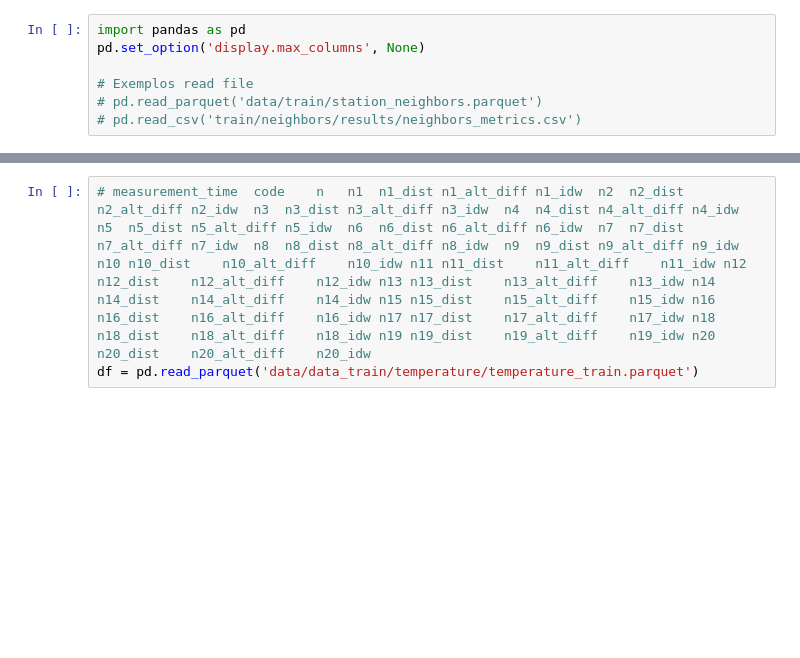
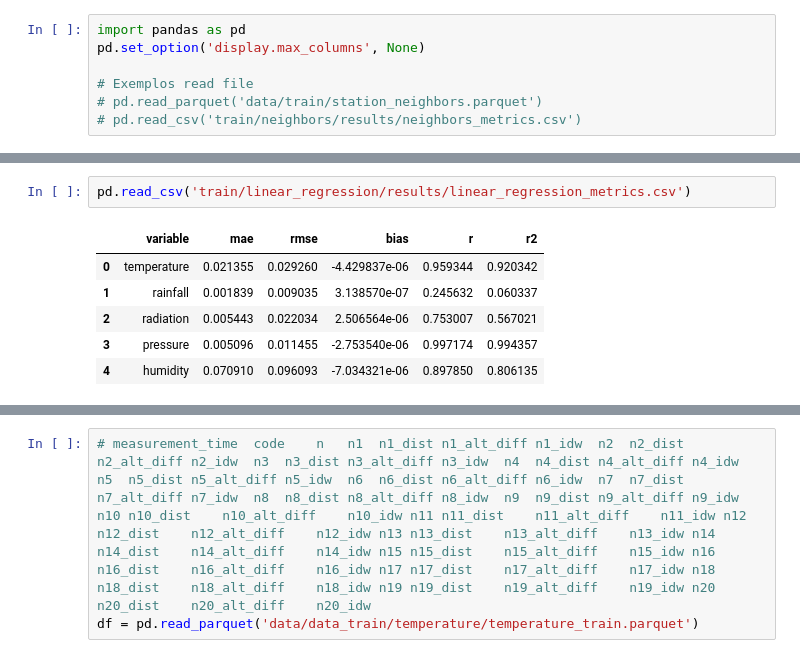
Before and after one commit to NortonRicardo/analysis-climate-, a Jupyter notebook: main.ipynb, the cells around one changed output, grey strips where cells are left out. Saved outputs shown, nothing was run; the diff lists cells and outputs as text; blank space fills up the shorter version.

```diff
--- a/main.ipynb
+++ b/main.ipynb
@@ -7,0 +17,9 @@ pd.set_option('display.max_columns', None)
+# %%
+pd.read_csv('train/linear_regression/results/linear_regression_metrics.csv')
+# %% [output]
+|  | variable | mae | rmse | bias | r | r2 |
+| 0 | temperature | 0.021355 | 0.029260 | -4.429837e-06 | 0.959344 | 0.920342 |
+| 1 | rainfall | 0.001839 | 0.009035 | 3.138570e-07 | 0.245632 | 0.060337 |
+| 2 | radiation | 0.005443 | 0.022034 | 2.506564e-06 | 0.753007 | 0.567021 |
+| 3 | pressure | 0.005096 | 0.011455 | -2.753540e-06 | 0.997174 | 0.994357 |
+| 4 | humidity | 0.070910 | 0.096093 | -7.034321e-06 | 0.897850 | 0.806135 |
```
Also changed, not shown: parts of 6 cells of this notebook, 18 other files.
